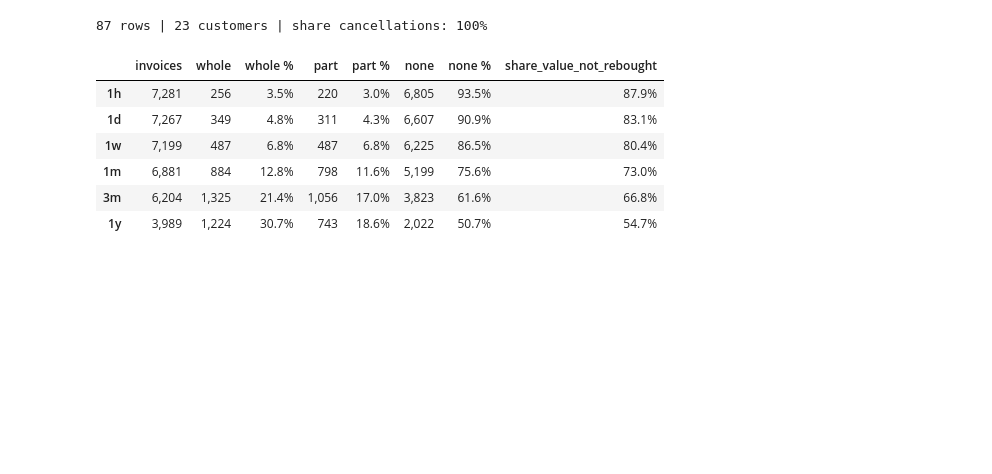
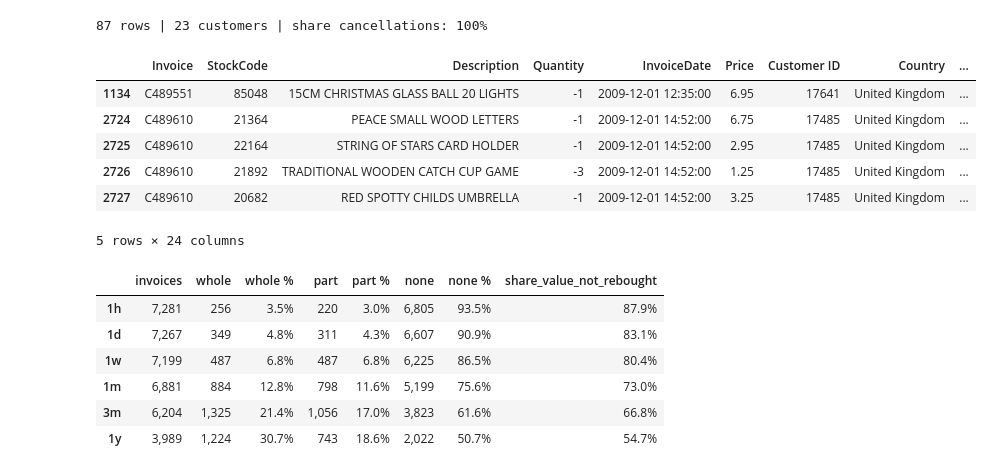
Before and after one commit to anristepanian/data-wrangling-on-e-commerce-data, a Jupyter notebook: main.ipynb, the cells around one changed output. Saved outputs shown, nothing was run; the diff lists cells and outputs as text; code cells hidden in the pictures; blank space fills up the shorter version.

```diff
--- a/main.ipynb
+++ b/main.ipynb
@@ -957,6 +957,16 @@ print(f'\n{orphan_rows.sum()} rows | {clean.loc[orphan_rows, "Customer ID"].nuni
 | 75% | 7 | 2,241.03 |
 | max | 373 | 580,987.04 |
 87 rows | 23 customers | share cancellations: 100%
+# %%
+clean[orphan_rows].head(5)
+# %% [output]
+|  | Invoice | StockCode | Description | Quantity | InvoiceDate | Price | Customer ID | Country | ... |
+| 1134 | C489551 | 85048 | 15CM CHRISTMAS GLASS BALL 20 LIGHTS | -1 | 2009-12-01 12:35:00 | 6.95 | 17641 | United Kingdom | ... |
+| 2724 | C489610 | 21364 | PEACE SMALL WOOD LETTERS | -1 | 2009-12-01 14:52:00 | 6.75 | 17485 | United Kingdom | ... |
+| 2725 | C489610 | 22164 | STRING OF STARS CARD HOLDER | -1 | 2009-12-01 14:52:00 | 2.95 | 17485 | United Kingdom | ... |
+| 2726 | C489610 | 21892 | TRADITIONAL WOODEN CATCH CUP GAME | -3 | 2009-12-01 14:52:00 | 1.25 | 17485 | United Kingdom | ... |
+| 2727 | C489610 | 20682 | RED SPOTTY CHILDS UMBRELLA | -1 | 2009-12-01 14:52:00 | 3.25 | 17485 | United Kingdom | ... |
+5 rows × 24 columns
 # %%
 net = clean[clean["has_customer"]].groupby("Customer ID")["Revenue"].sum().round(2)
 cust = cust.drop(columns="net_revenue", errors="ignore").join(net.rename("net_revenue"), how="outer")
```
Also changed, not shown: parts of 3 cells of this notebook, 8 other files.
